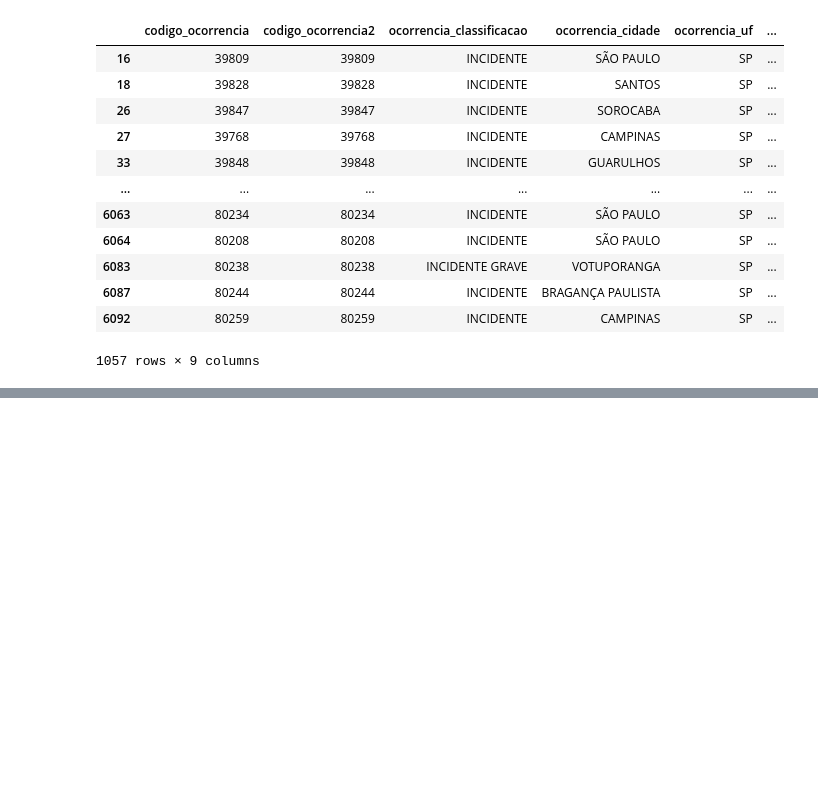
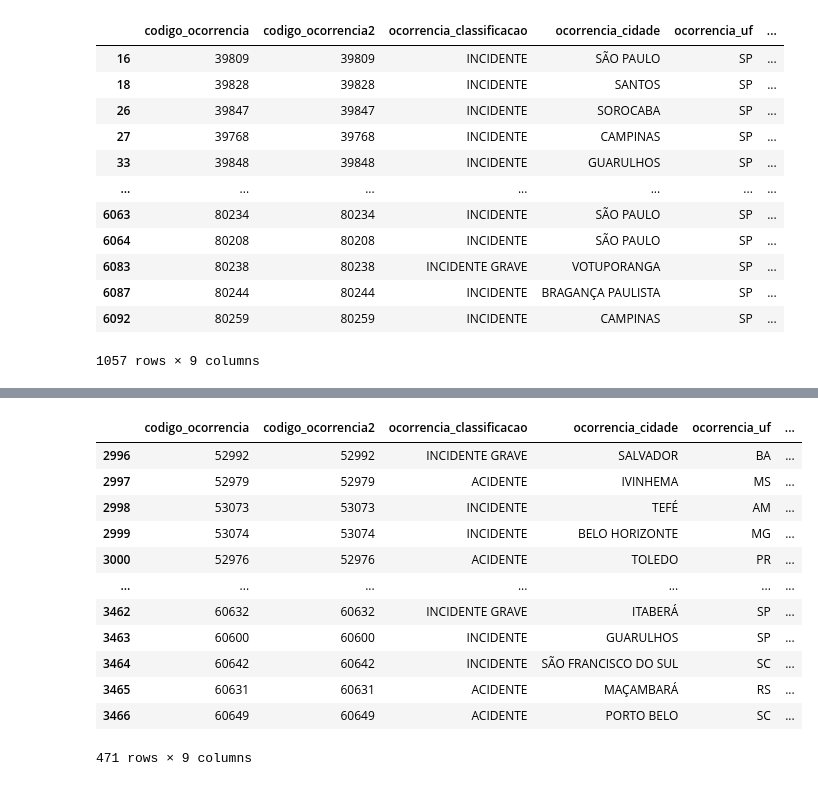
Before and after one commit to FranciscoStanley/ETL, a Jupyter notebook: projeto/transformacao.ipynb, the cells around one changed output, grey strips where cells are left out. Saved outputs shown, nothing was run; the diff lists cells and outputs as text; code cells hidden in the pictures; blank space fills up the shorter version.

```diff
--- a/projeto/transformacao.ipynb
+++ b/projeto/transformacao.ipynb
@@ -335,0 +394,18 @@ df.loc[filtro1 & filtro2]
+# %%
+#ocorrências do ano de 2015
+filtro = df.ocorrencia_dia.dt.year == 2015
+df.loc[filtro]
+# %% [output]
+|  | codigo_ocorrencia | codigo_ocorrencia2 | ocorrencia_classificacao | ocorrencia_cidade | ocorrencia_uf | ... |
+| 2996 | 52992 | 52992 | INCIDENTE GRAVE | SALVADOR | BA | ... |
+| 2997 | 52979 | 52979 | ACIDENTE | IVINHEMA | MS | ... |
+| 2998 | 53073 | 53073 | INCIDENTE | TEFÉ | AM | ... |
+| 2999 | 53074 | 53074 | INCIDENTE | BELO HORIZONTE | MG | ... |
+| 3000 | 52976 | 52976 | ACIDENTE | TOLEDO | PR | ... |
+| ... | ... | ... | ... | ... | ... | ... |
+| 3462 | 60632 | 60632 | INCIDENTE GRAVE | ITABERÁ | SP | ... |
+| 3463 | 60600 | 60600 | INCIDENTE | GUARULHOS | SP | ... |
+| 3464 | 60642 | 60642 | INCIDENTE | SÃO FRANCISCO DO SUL | SC | ... |
+| 3465 | 60631 | 60631 | ACIDENTE | MAÇAMBARÁ | RS | ... |
+| 3466 | 60649 | 60649 | ACIDENTE | PORTO BELO | SC | ... |
+471 rows × 9 columns
```
Also changed, not shown: parts of 7 cells of this notebook.
